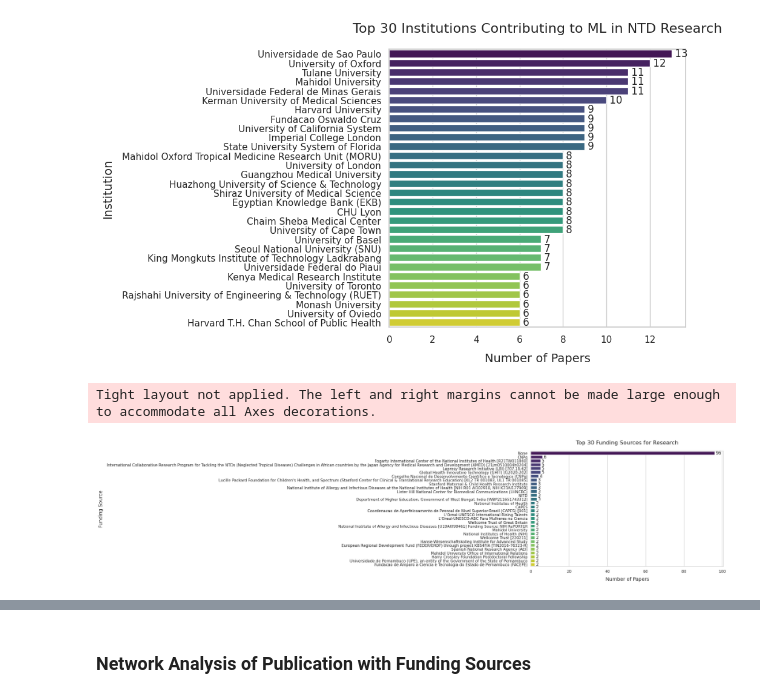
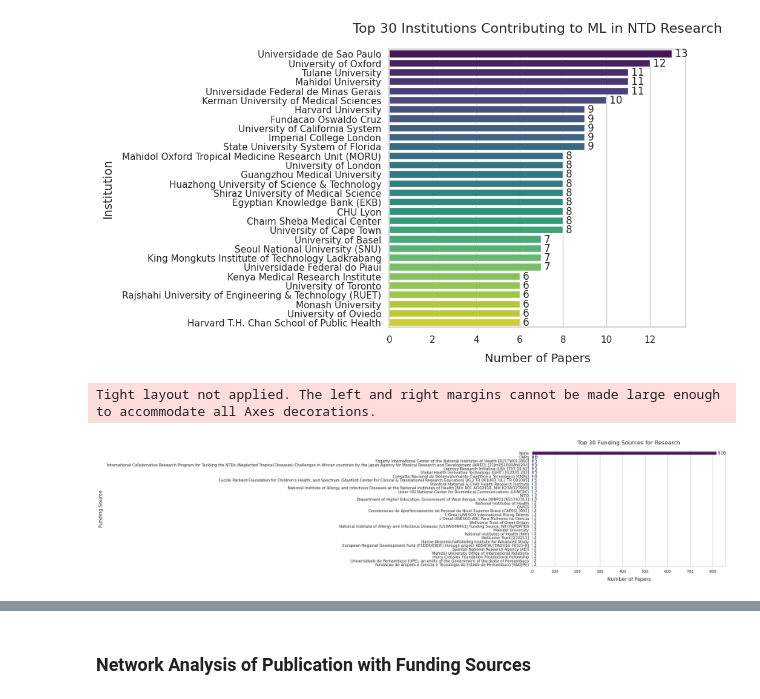
Before and after one commit to yusufbrima/MLNTD, a Jupyter notebook: Analysis.ipynb, the cells around one changed output, grey strips where cells are left out. Drawn from its saved outputs; the diff is of its cells as text; code cells hidden in the pictures.

```diff
--- a/Analysis.ipynb
+++ b/Analysis.ipynb
@@ -417,7 +586,7 @@ plt.show()
 # %%
 # Step 4: Prepare the data
 # Extract the 'Affiliations' column
-affiliations = merged_df['Affiliations']
+affiliations = df_exploded['Affiliations']
 
 # Drop rows with missing values in 'Affiliations'
 affiliations = affiliations.dropna()
@@ -468,10 +637,25 @@ plt.savefig(f'{fig_dir}author_affiliations_plot.png', dpi=300, bbox_inches='tigh
 plt.show()
 # %% [output]
 [figure]
+# %%
+# Step 2: Prepare the data
+# Extract the 'Funding' column
+funding = df_exploded['Funding']
+
+# Replace blank or missing values with 'None'
+funding = funding.fillna('None')  # Fill NaN values with 'None'
+funding = funding.replace('', 'None')  # Replace empty strings with 'None'
+
+# Split funding sources by semicolons and flatten the list
+all_funding_sources = []
+for fund in funding:
+    all_funding_sources.extend([f.strip() for f in fund.split(';')])
+
+all_funding_sources = [x.split(",")[0] for x in all_funding_sources]
 # %%
 # Step 2: Prepare the data
 # Extract the 'Funding' column
-funding = merged_df['Funding']
+funding = df_exploded['Funding']
 
 # Replace blank or missing values with 'None'
 funding = funding.fillna('None')  # Fill NaN values with 'None'
@@ -481,6 +665,8 @@ funding = funding.replace('', 'None')  # Replace empty strings with 'None'
 all_funding_sources = []
 for fund in funding:
     all_funding_sources.extend([f.strip() for f in fund.split(';')])
+
+# all_funding_sources = [x.split(",")[0] for x in all_funding_sources]
 
 # Count the frequency of each funding source
 funding_counts = pd.Series(all_funding_sources).value_counts().reset_index()
@@ -498,31 +684,31 @@ sns.set(style="whitegrid")
 plt.figure(figsize=(10, 6))
 sns.barplot(
     data=top_funding_sources,
     x='Count',
     y='Funding Source',
     hue='Funding Source',  # Assign `hue` to `Funding Source`
     palette='viridis',  # Use a color palette
     orient='h',  # Horizontal bar plot
     legend=False  # Disable the legend
 )
 
 # Add labels and title
 plt.title(f'Top {top_n} Funding Sources for Research', fontsize=16, pad=20)
 plt.xlabel('Number of Papers', fontsize=14, labelpad=10)
 plt.ylabel('Funding Source', fontsize=14, labelpad=10)
 
 # Add data labels on the bars
 for index, value in enumerate(top_funding_sources['Count']):
     plt.text(value, index, f' {value}', va='center', fontsize=12)
 
 # Adjust layout for better spacing
 plt.tight_layout()
 
 # Save the plot as a high-resolution PNG file
 plt.savefig(f'{fig_dir}top_funding_sources_plot.png', dpi=300, bbox_inches='tight')
 
 # Show the plot
 plt.show()
 # %% [output]
 Tight layout not applied. The left and right margins cannot be made large enough to accommodate all Axes decorations.
-[figure, old version]
+[figure, new version]
```
Also changed, not shown: parts of 10 cells of this notebook, 10 other files.
